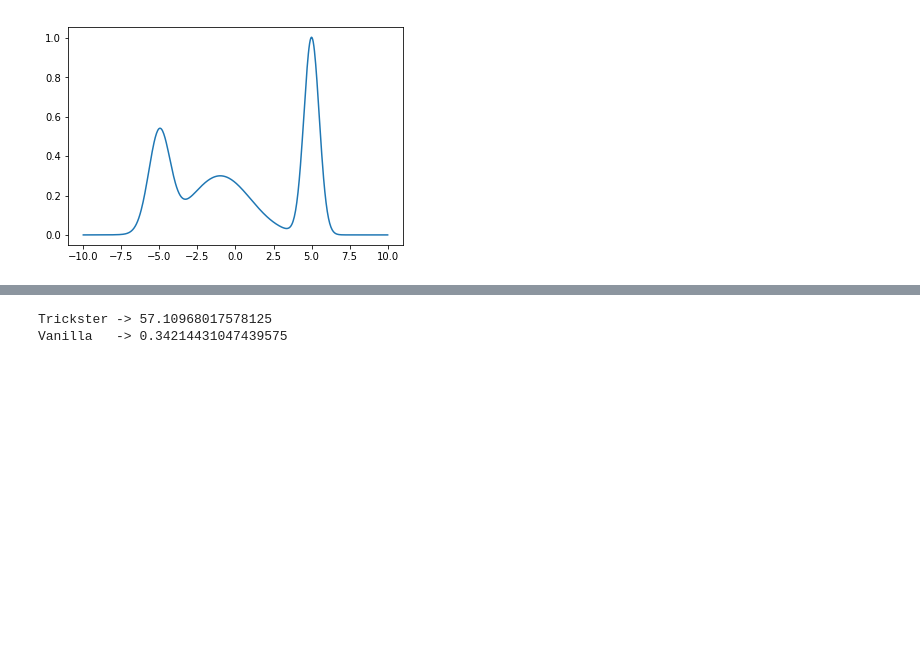
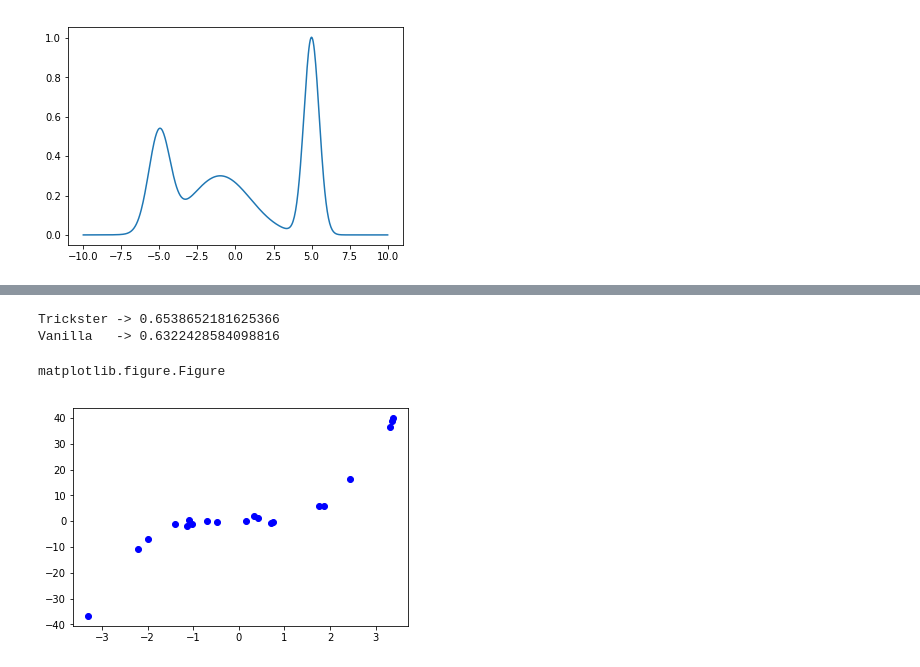
Before and after one commit to fiskio/trickster, a Jupyter notebook: notebook.ipynb, the cells around one changed output, grey strips where cells are left out. Saved outputs shown, nothing was run; the diff lists cells and outputs as text; code cells hidden in the pictures; blank space fills up the shorter version.

```diff
--- a/notebook.ipynb
+++ b/notebook.ipynb
@@ -175,6 +162,6 @@ tensor(0.)
 # %%
 # validate
-def validate(model):
+def validate(model, dataset):
     model.eval()
     with torch.no_grad():
         loss = torch.tensor([0.0])
@@ -183,8 +170,15 @@ def validate(model):
             loss += torch.nn.MSELoss()(mean, b)
         return loss.mean()
 
-print(f'Trickster -> {validate(trick_model)}')
-print(f'Vanilla   -> {validate(vanilla_model)}')
+print(f'Trickster -> {validate(trick_model, train_dataset)}')
+print(f'Vanilla   -> {validate(vanilla_model, train_dataset)}')
 # %% [output]
-Trickster -> 57.10968017578125
-Vanilla   -> 0.34214431047439575
+Trickster -> 0.6538652181625366
+Vanilla   -> 0.6322428584098816
+# %%
+fig, ax = plt.subplots()
+ax.plot(np.array(x_train), np.array(y_train), 'bo')
+type(fig)
+# %% [output]
+matplotlib.figure.Figure
+[figure, added]
```
Also changed, not shown: parts of 15 cells of this notebook.
